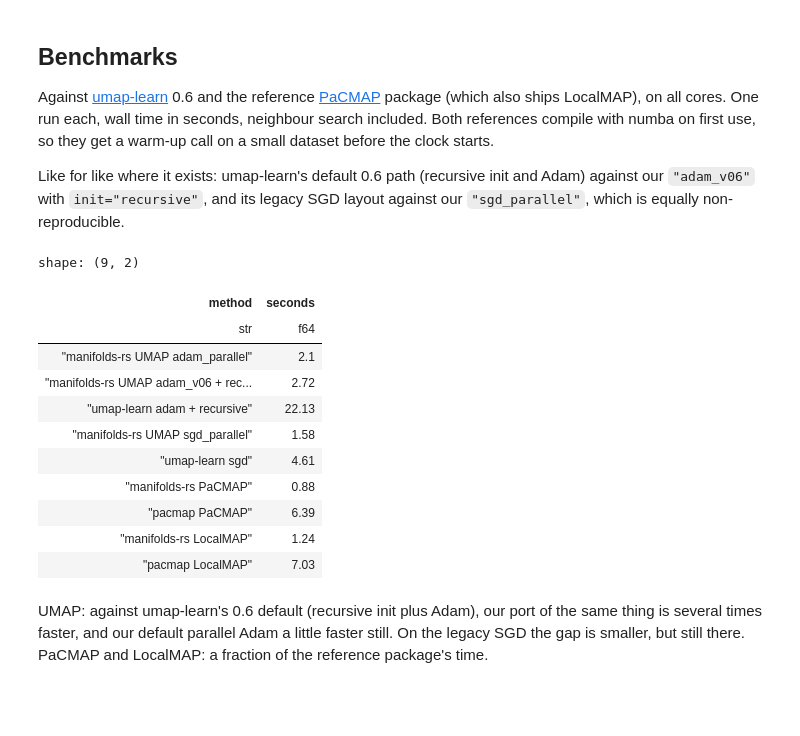
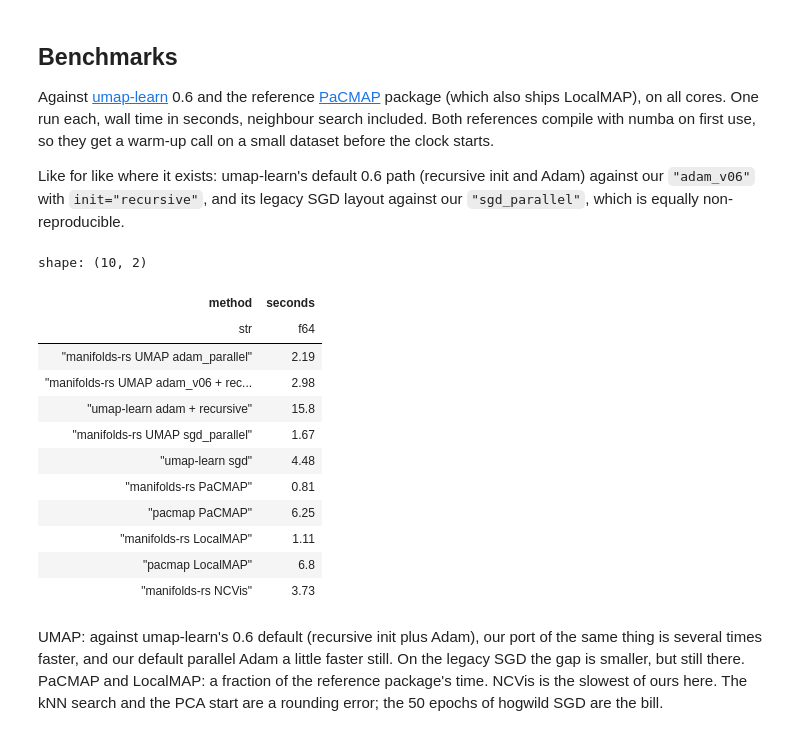
Before and after one commit to GregorLueg/manifolds-rs, a Jupyter notebook: python/docs/vignettes/umap_pacmap.ipynb, the cells around one changed output. Drawn from its saved outputs; the diff is of its cells as text; code cells hidden in the pictures; blank space fills up the shorter version.

Commit message:
docs: NCVis section in the UMAP and PaCMAP vignette

```diff
--- a/python/docs/vignettes/umap_pacmap.ipynb
+++ b/python/docs/vignettes/umap_pacmap.ipynb
@@ -570,46 +652,50 @@ pacmap.PaCMAP().fit_transform(X_warm)
 pacmap.LocalMAP().fit_transform(X_warm)
 
 
 def bench(x: np.ndarray) -> pl.DataFrame:
-    """Wall time of our UMAP, PaCMAP and LocalMAP and the references on `x`."""
+    """Wall time of our UMAP, PaCMAP, LocalMAP and NCVis and the references on `x`."""
     runs = {
         "manifolds-rs UMAP adam_parallel": lambda: mf.UMAP().fit_transform(x),
         "manifolds-rs UMAP adam_v06 + recursive": lambda: mf.UMAP(
             optimiser="adam_v06", init="recursive"
         ).fit_transform(x),
         "umap-learn adam + recursive": lambda: umap.UMAP(
             optimizer="adam"
         ).fit_transform(x),
         "manifolds-rs UMAP sgd_parallel": lambda: mf.UMAP(
             optimiser="sgd_parallel"
         ).fit_transform(x),
         "umap-learn sgd": lambda: umap.UMAP(compatibility_layout=True).fit_transform(x),
         "manifolds-rs PaCMAP": lambda: mf.PaCMAP().fit_transform(x),
         "pacmap PaCMAP": lambda: pacmap.PaCMAP().fit_transform(x),
         "manifolds-rs LocalMAP": lambda: mf.LocalMAP().fit_transform(x),
         "pacmap LocalMAP": lambda: pacmap.LocalMAP().fit_transform(x),
+        "manifolds-rs NCVis": lambda: mf.NCVis().fit_transform(x),
     }
     return pl.DataFrame(
         [{"method": k, "seconds": timed(fn)} for k, fn in runs.items()]
     ).with_columns(pl.col("seconds").round(2))
 
 
 bench(mf.datasets.clustered(50_000)[0])
 # %% [output]
-shape: (9, 2)
+shape: (10, 2)
 | method | seconds |
 | str | f64 |
-| "manifolds-rs UMAP adam_parallel" | 2.1 |
-| "manifolds-rs UMAP adam_v06 + rec... | 2.72 |
-| "umap-learn adam + recursive" | 22.13 |
-| "manifolds-rs UMAP sgd_parallel" | 1.58 |
-| "umap-learn sgd" | 4.61 |
-| "manifolds-rs PaCMAP" | 0.88 |
-| "pacmap PaCMAP" | 6.39 |
-| "manifolds-rs LocalMAP" | 1.24 |
-| "pacmap LocalMAP" | 7.03 |
+| "manifolds-rs UMAP adam_parallel" | 2.19 |
+| "manifolds-rs UMAP adam_v06 + rec... | 2.98 |
+| "umap-learn adam + recursive" | 15.8 |
+| "manifolds-rs UMAP sgd_parallel" | 1.67 |
+| "umap-learn sgd" | 4.48 |
+| "manifolds-rs PaCMAP" | 0.81 |
+| "pacmap PaCMAP" | 6.25 |
+| "manifolds-rs LocalMAP" | 1.11 |
+| "pacmap LocalMAP" | 6.8 |
+| "manifolds-rs NCVis" | 3.73 |
 # %% [markdown]
 UMAP: against umap-learn's 0.6 default (recursive init plus Adam), our port
 of the same thing is several times faster, and our default parallel Adam a
 little faster still. On the legacy SGD the gap is smaller, but still there.
 PaCMAP and LocalMAP: a fraction of the reference package's time.
+NCVis is the slowest of ours here. The kNN search and the PCA start are a
+rounding error; the 50 epochs of hogwild SGD are the bill.
```
Also changed, not shown: parts of 17 cells of this notebook, 1 other file.
